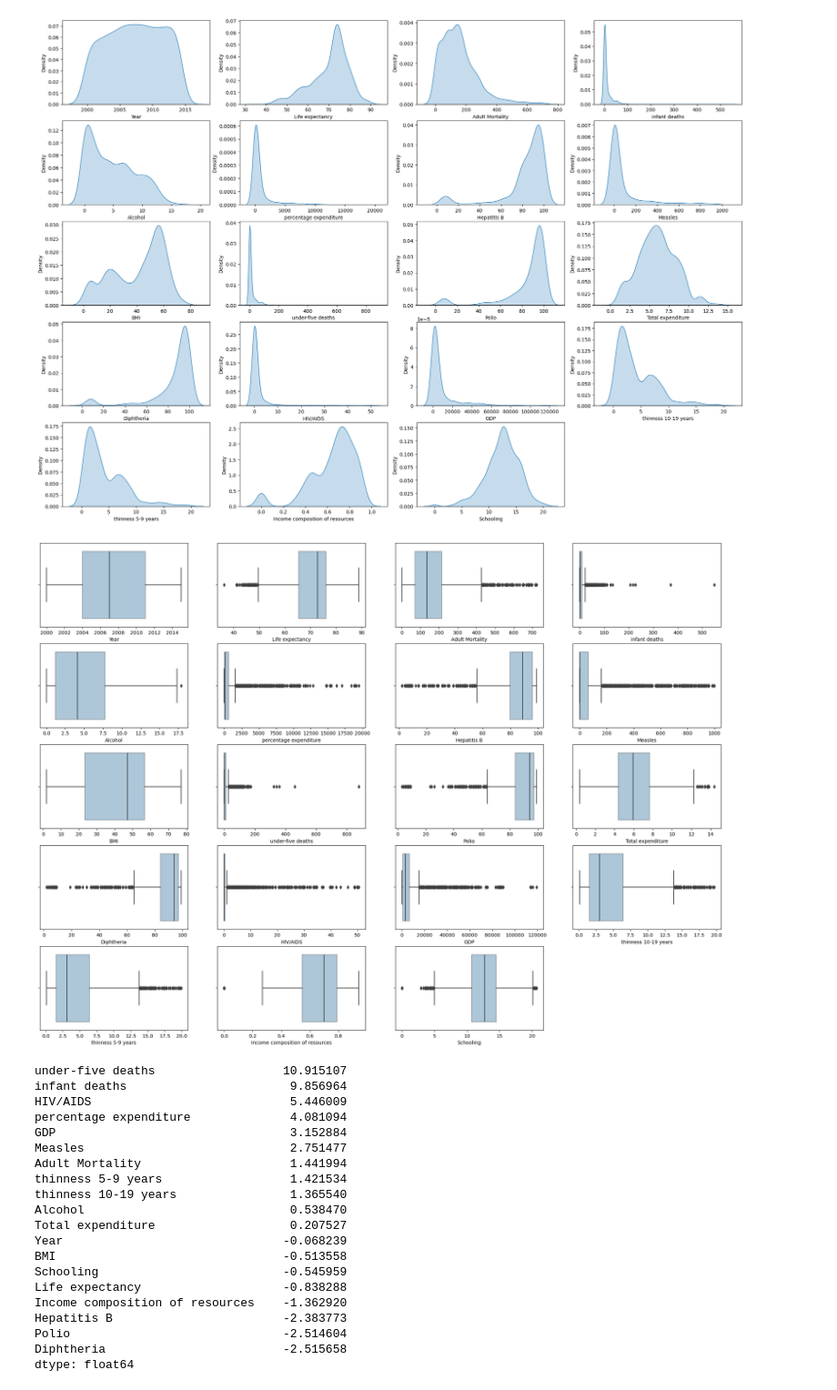
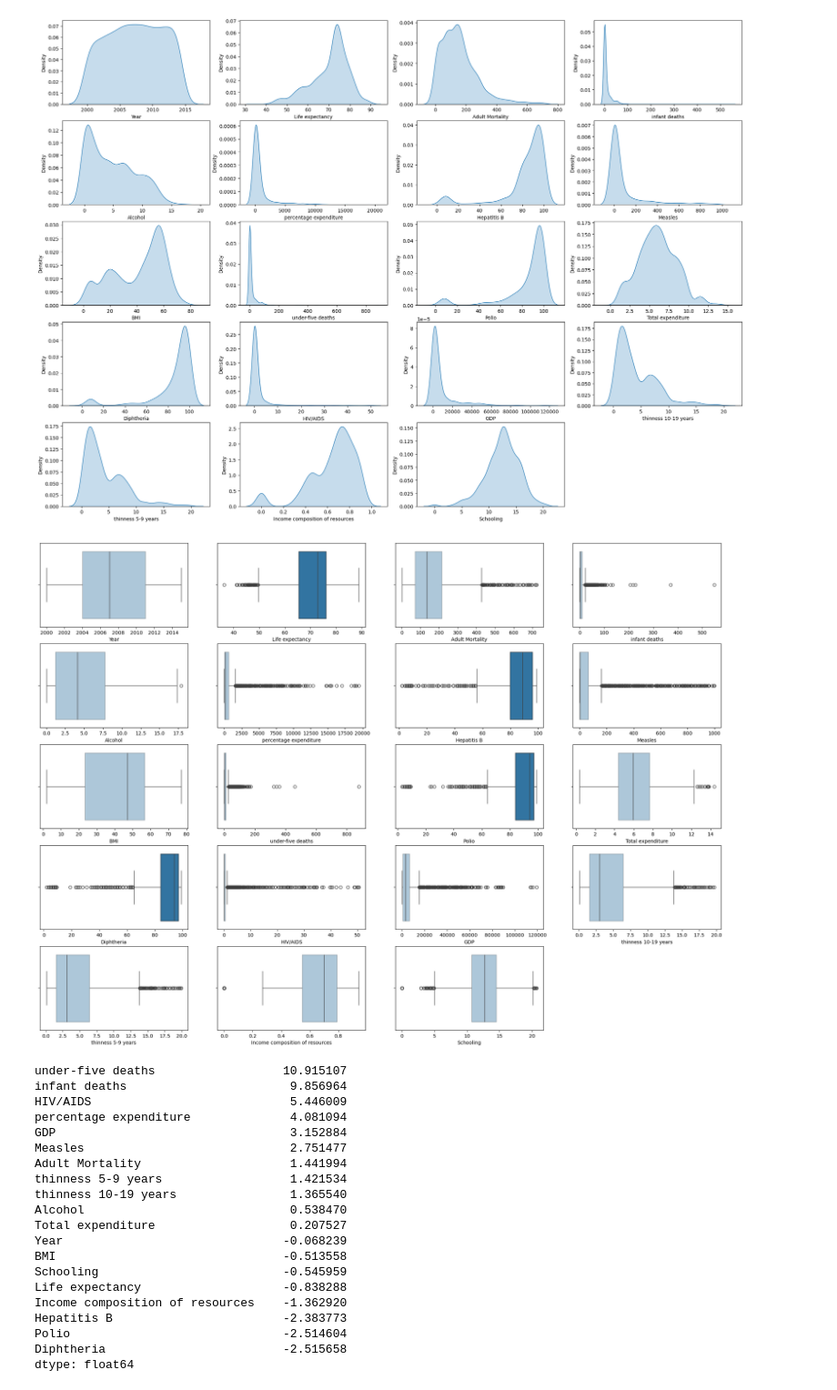
Before and after one commit to GrantCa24/DA_Group6-Final_Project, a Jupyter notebook: Project-Life_Expectancy.ipynb, the cells around one changed output. Shown at 91% size. Cells and saved outputs as stored; diff of their text form; code cells hidden in the pictures.

```diff
--- a/Project-Life_Expectancy.ipynb
+++ b/Project-Life_Expectancy.ipynb
@@ -482,16 +479,20 @@ for col in num_cols:
     graph_index += 1 # Set the position to the next one
 # %% [output]
 [figure]
-# %%
-fig = plt.figure(figsize=(25,18))
-
-boxplot_index = 1 # Set the position of the subplot to 1
-for col in num_cols:
-    plt.subplot(5, 4, boxplot_index) # subplot(nrows, ncols, index)
-    boxplot = sns.boxplot(data=data, x=col, boxprops=dict(alpha=0.4))  # Set alpha for transparency
-    boxplot_index += 1 # Set the position to the next one
-# %% [output]
-[figure, removed]
+# %%
+fig = plt.figure(figsize=(25,18))
+
+boxplot_index = 1 # Set the position of the subplot to 1
+for col in num_cols:
+    plt.subplot(5, 4, boxplot_index) # subplot(nrows, ncols, index)
+    # The higher the better (Life expectancy & immunization coverage)
+    if col in ['Life expectancy', 'Hepatitis B', 'Polio', 'Diphtheria']:
+        boxplot = sns.boxplot(data=data, x=col, boxprops=dict(alpha=1))  # Set alpha for transparency
+    else:
+        boxplot = sns.boxplot(data=data, x=col, boxprops=dict(alpha=0.4))  # Set alpha for transparency
+    boxplot_index += 1 # Set the position to the next one
+# %% [output]
+[figure, added]
 # %%
 data.skew(axis = 0, skipna=True, numeric_only=True).sort_values(ascending=False) # Skewness in each numeric column with ascending order
 # %% [output]
```
Also changed, not shown: parts of 43 cells of this notebook.
